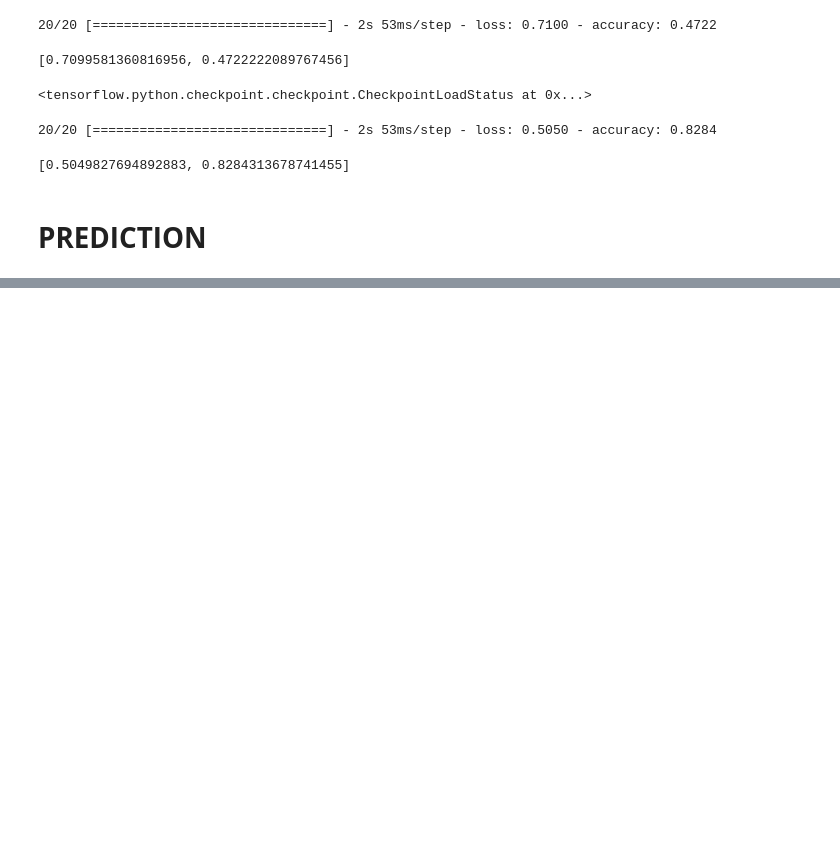
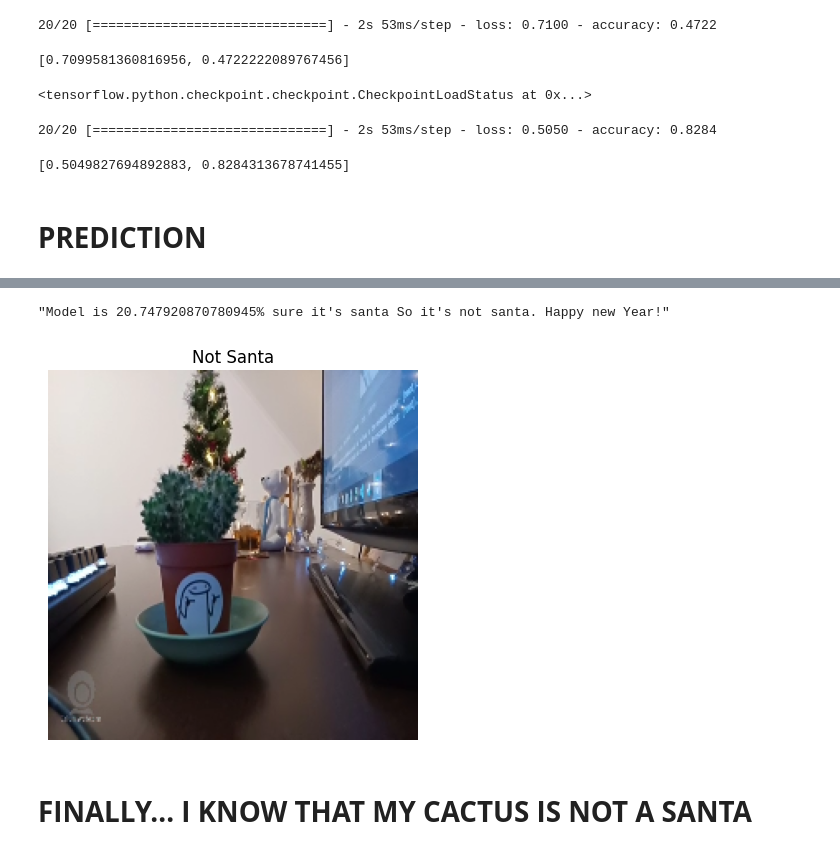
Before and after one commit to Venchislav/IsThatSanta, a Jupyter notebook: IsThatSanta.ipynb, the cells around one changed output, grey strips where cells are left out. Drawn from its saved outputs; the diff is of its cells as text; code cells hidden in the pictures; blank space fills up the shorter version.

Commit message:
Added Live Camera testing!
Now you can see if you are santa

```diff
--- a/IsThatSanta.ipynb
+++ b/IsThatSanta.ipynb
@@ -245,2 +245,35 @@ pred('NOT_SANTA_TEST.jpg')
 "Model is 23.165595531463623% sure it's santa So it's not santa. Happy new Year!"
 [figure]
+# %%
+import cv2
+
+cam = cv2.VideoCapture(0)
+
+cv2.namedWindow("test")
+
+img_counter = 0
+
+while True:
+    ret, frame = cam.read()
+    if not ret:
+        print("failed to grab frame")
+        break
+    cv2.imshow("test", frame)
+
+    k = cv2.waitKey(1)
+    if k % 256 == 27:
+        # ESC pressed
+        print("Escape hit, closing...")
+        break
+    elif k % 256 == 32:
+        # SPACE pressed
+        img_name = "Images_taken\opencv_frame_{}.png".format(img_counter)
+        cv2.imwrite(img_name, frame)
+        print("{} written!".format(img_name))
+        img_counter += 1
+
+cam.release()
+
+cv2.destroyAllWindows()
+pred(img_name)
+# %% [output]
@@ -246,0 +285,4 @@ pred('NOT_SANTA_TEST.jpg')
+"Model is 20.747920870780945% sure it's santa So it's not santa. Happy new Year!"
+[figure, added]
+# %% [markdown]
+# **FINALLY... I KNOW THAT MY CACTUS IS NOT A SANTA**
```
Also changed, not shown: parts of 3 cells of this notebook.
